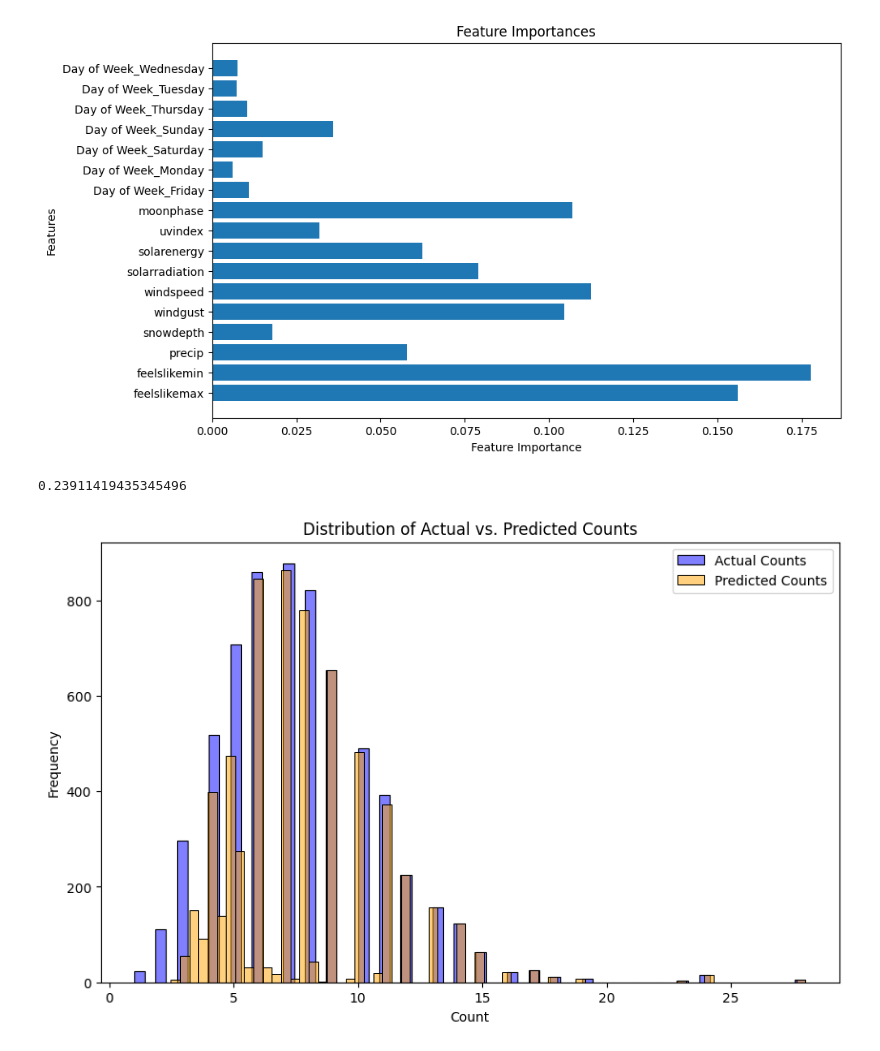
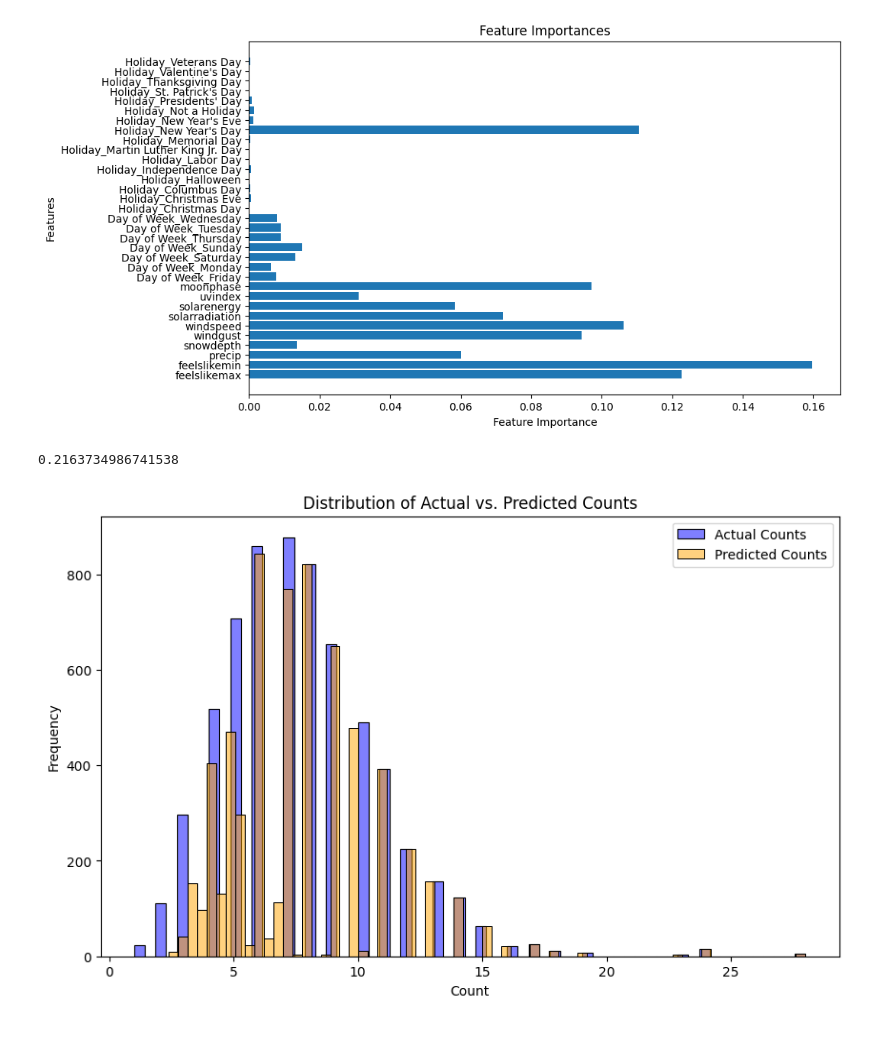
Before and after one commit to joshc2/CrimeCompetition, a Jupyter notebook: kylie_model.ipynb, the cells around one changed output. Drawn from its saved outputs; the diff is of its cells as text; code cells hidden in the pictures.

```diff
--- a/kylie_model.ipynb
+++ b/kylie_model.ipynb
@@ -15,40 +15,40 @@ data = master_df.copy()
 # data.dropna(inplace=True)  # Uncomment this line if you have missing values and want to drop them
 
 # Split data into features (X) and target variable (y)
 X = data[['Day of Week', 'feelslikemax', 'feelslikemin', 'precip', 'snowdepth',
           'windgust', 'windspeed', 'solarradiation', 'solarenergy',
-          'uvindex', 'moonphase']]
+          'uvindex', 'moonphase', 'Holiday']]
 y = data['count']
 
 X = pd.get_dummies(X)
 # Split data into train and test sets
 X_train, X_test, y_train, y_test = train_test_split(X, y, test_size=0.2, random_state=42)
 
 
 # Train Random Forest model
 rf = RandomForestRegressor(n_estimators=100, random_state=42)
 rf.fit(X_train, y_train)
 
 # Get predicted counts
 y_pred = rf.predict(X_test)
 
 # Plot feature importances
 feature_importances = rf.feature_importances_
 features = X.columns
 
 plt.figure(figsize=(10, 6))
 plt.barh(features, feature_importances)
 plt.xlabel('Feature Importance')
 plt.ylabel('Features')
 plt.title('Feature Importances')
 plt.show()
 # %% [output]
-[figure, old version]
+[figure, new version]
 # %%
 mse = mean_squared_error(y_test, y_pred)
 mse
 # %% [output]
-0.23911419435345496
+0.2163734986741538
 # %%
 import seaborn as sns
 plt.figure(figsize=(10, 6))
@@ -60,7 +60,7 @@ plt.ylabel('Frequency')
 plt.legend()
 plt.show()
 # %% [output]
-[figure, old version]
+[figure, new version]
 # %%
 plt.figure(figsize=(10, 6))
 plt.scatter(y_test, y_pred, color='blue', alpha=0.5)
```
Also changed, not shown: parts of 2 cells of this notebook, 1 other file.
